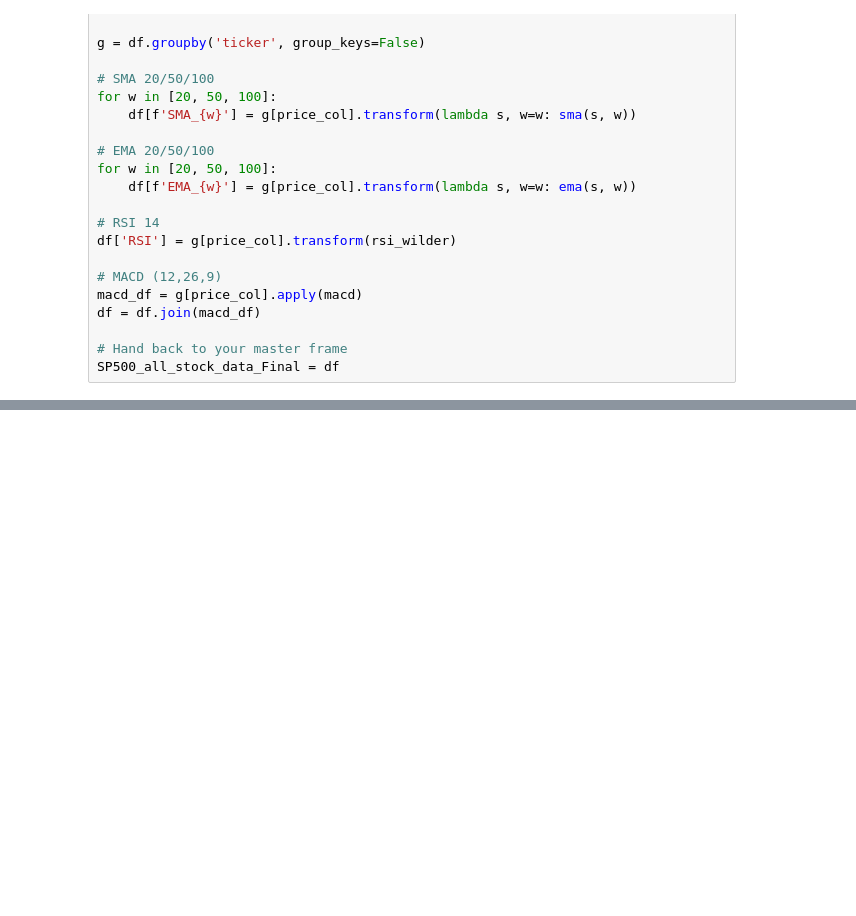
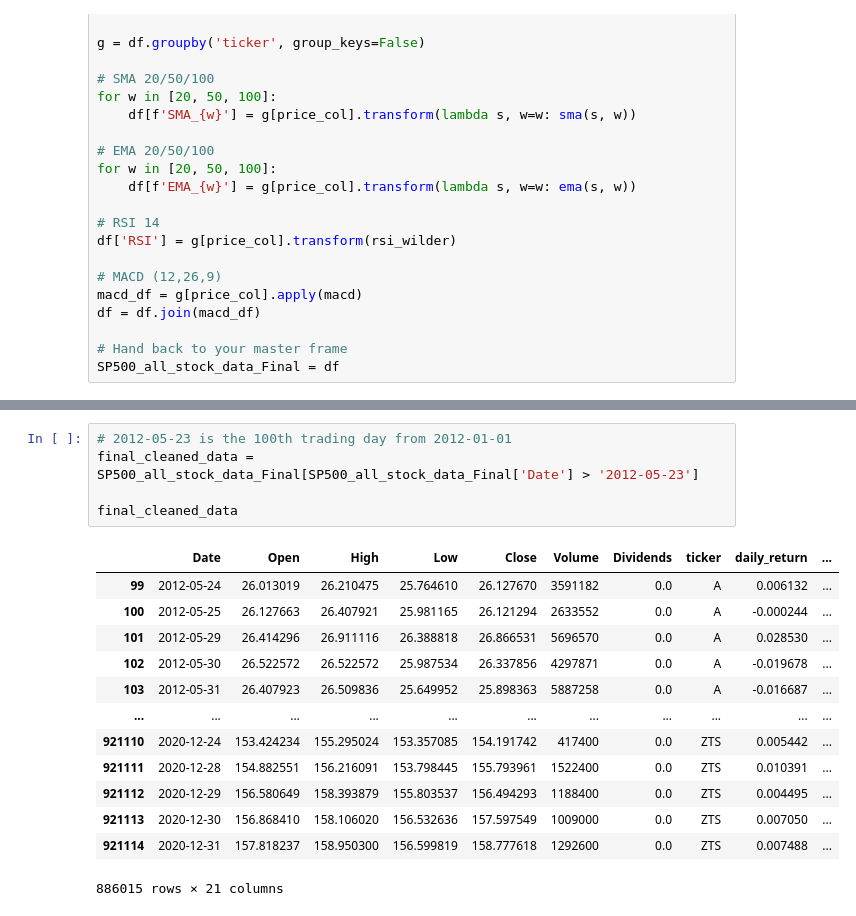
Before and after one commit to gotoshleep/DSE4212-Portfolio-Optimiser, a Jupyter notebook: Data prep/data_cleaning.ipynb, the cells around one changed output, grey strips where cells are left out. Cells and saved outputs as stored; diff of their text form; blank space fills up the shorter version.

```diff
--- a/Data prep/data_cleaning.ipynb
+++ b/Data prep/data_cleaning.ipynb
@@ -422 +637,20 @@ SP500_all_stock_data_Final = df
+# %%
+# 2012-05-23 is the 100th trading day from 2012-01-01
+final_cleaned_data = SP500_all_stock_data_Final[SP500_all_stock_data_Final['Date'] > '2012-05-23']
+
+final_cleaned_data
+# %% [output]
+|  | Date | Open | High | Low | Close | Volume | Dividends | ticker | daily_return | ... |
+| 99 | 2012-05-24 | 26.013019 | 26.210475 | 25.764610 | 26.127670 | 3591182 | 0.0 | A | 0.006132 | ... |
+| 100 | 2012-05-25 | 26.127663 | 26.407921 | 25.981165 | 26.121294 | 2633552 | 0.0 | A | -0.000244 | ... |
+| 101 | 2012-05-29 | 26.414296 | 26.911116 | 26.388818 | 26.866531 | 5696570 | 0.0 | A | 0.028530 | ... |
+| 102 | 2012-05-30 | 26.522572 | 26.522572 | 25.987534 | 26.337856 | 4297871 | 0.0 | A | -0.019678 | ... |
+| 103 | 2012-05-31 | 26.407923 | 26.509836 | 25.649952 | 25.898363 | 5887258 | 0.0 | A | -0.016687 | ... |
+| ... | ... | ... | ... | ... | ... | ... | ... | ... | ... | ... |
+| 921110 | 2020-12-24 | 153.424234 | 155.295024 | 153.357085 | 154.191742 | 417400 | 0.0 | ZTS | 0.005442 | ... |
+| 921111 | 2020-12-28 | 154.882551 | 156.216091 | 153.798445 | 155.793961 | 1522400 | 0.0 | ZTS | 0.010391 | ... |
+| 921112 | 2020-12-29 | 156.580649 | 158.393879 | 155.803537 | 156.494293 | 1188400 | 0.0 | ZTS | 0.004495 | ... |
+| 921113 | 2020-12-30 | 156.868410 | 158.106020 | 156.532636 | 157.597549 | 1009000 | 0.0 | ZTS | 0.007050 | ... |
+| 921114 | 2020-12-31 | 157.818237 | 158.950300 | 156.599819 | 158.777618 | 1292600 | 0.0 | ZTS | 0.007488 | ... |
+886015 rows × 21 columns
 # %%
```
Also changed, not shown: parts of 16 cells of this notebook.
